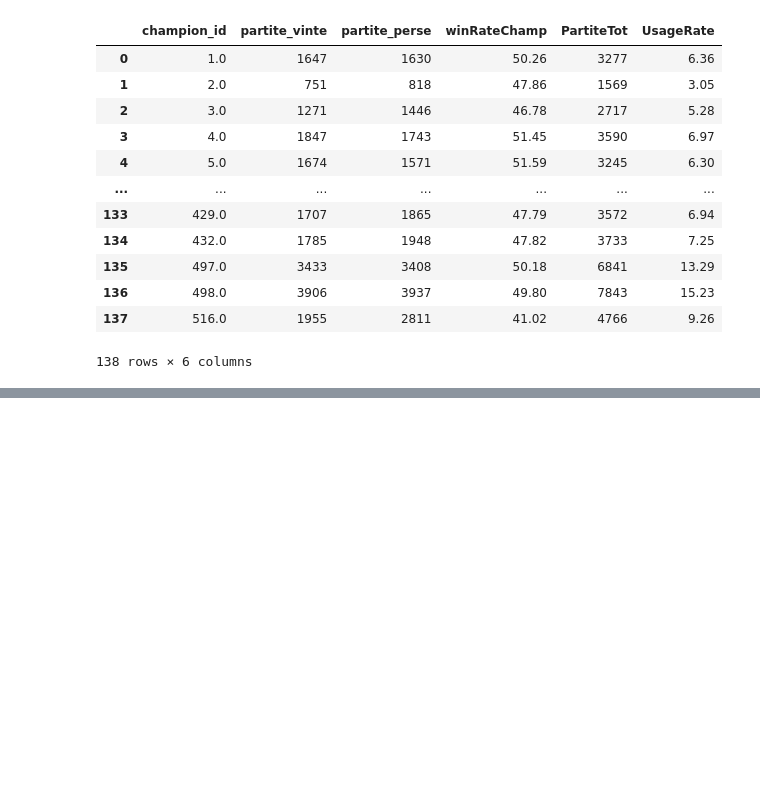
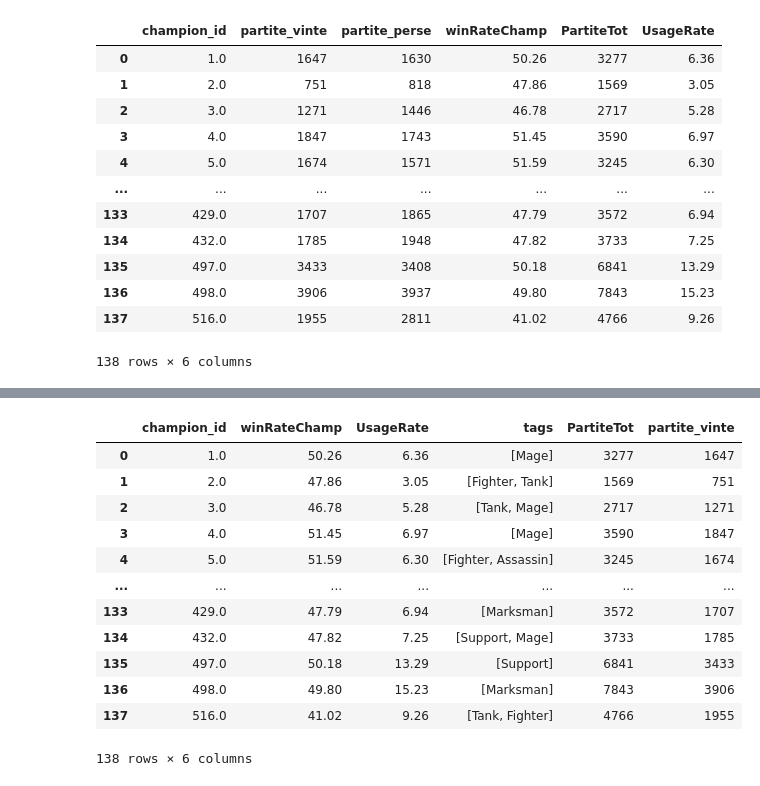
Before and after one commit to FedeDL777/DIP-Project, a Jupyter notebook: main.ipynb, the cells around one changed output, grey strips where cells are left out. Drawn from its saved outputs; the diff is of its cells as text; code cells hidden in the pictures; blank space fills up the shorter version.

```diff
--- a/main.ipynb
+++ b/main.ipynb
@@ -170,0 +172,19 @@ df_finale
+# %%
+# Carica il file
+with open("data/champion_info.json", "r", encoding="utf-8") as f:
+    data = json.load(f)
+
+# Accedi alla parte utile dei dati (data["data"] è un dizionario con campioni)
+champion_data = data["data"]
+
+# Trasforma il dizionario in DataFrame
+df_champions_keyID = pd.DataFrame.from_dict(champion_data, orient="index")
+# Carica il file
+with open("data/champion_info_2.json", "r", encoding="utf-8") as f:
+    data = json.load(f)
+
+# Accedi alla parte utile dei dati (data["data"] è un dizionario con campioni)
+champion_data = data["data"]
+
+# Trasforma il dizionario in DataFrame
+df_champions_nameID = pd.DataFrame.from_dict(champion_data, orient="index")
@@ -170,0 +248,16 @@ df_finale
+# %%
+class_and_games
+# %% [output]
+|  | champion_id | winRateChamp | UsageRate | tags | PartiteTot | partite_vinte |
+| 0 | 1.0 | 50.26 | 6.36 | [Mage] | 3277 | 1647 |
+| 1 | 2.0 | 47.86 | 3.05 | [Fighter, Tank] | 1569 | 751 |
+| 2 | 3.0 | 46.78 | 5.28 | [Tank, Mage] | 2717 | 1271 |
+| 3 | 4.0 | 51.45 | 6.97 | [Mage] | 3590 | 1847 |
+| 4 | 5.0 | 51.59 | 6.30 | [Fighter, Assassin] | 3245 | 1674 |
+| ... | ... | ... | ... | ... | ... | ... |
+| 133 | 429.0 | 47.79 | 6.94 | [Marksman] | 3572 | 1707 |
+| 134 | 432.0 | 47.82 | 7.25 | [Support, Mage] | 3733 | 1785 |
+| 135 | 497.0 | 50.18 | 13.29 | [Support] | 6841 | 3433 |
+| 136 | 498.0 | 49.80 | 15.23 | [Marksman] | 7843 | 3906 |
+| 137 | 516.0 | 41.02 | 9.26 | [Tank, Fighter] | 4766 | 1955 |
+138 rows × 6 columns
```
Also changed, not shown: parts of 11 cells of this notebook.
